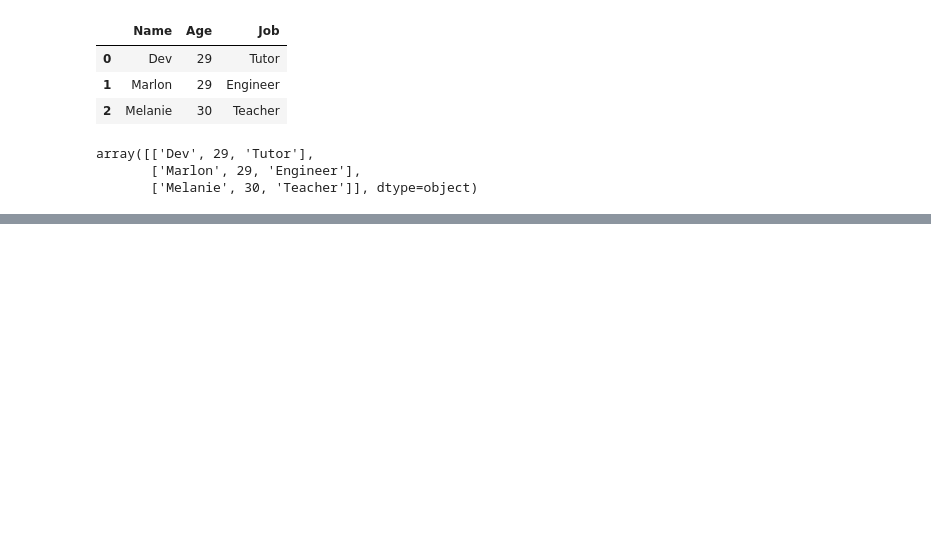
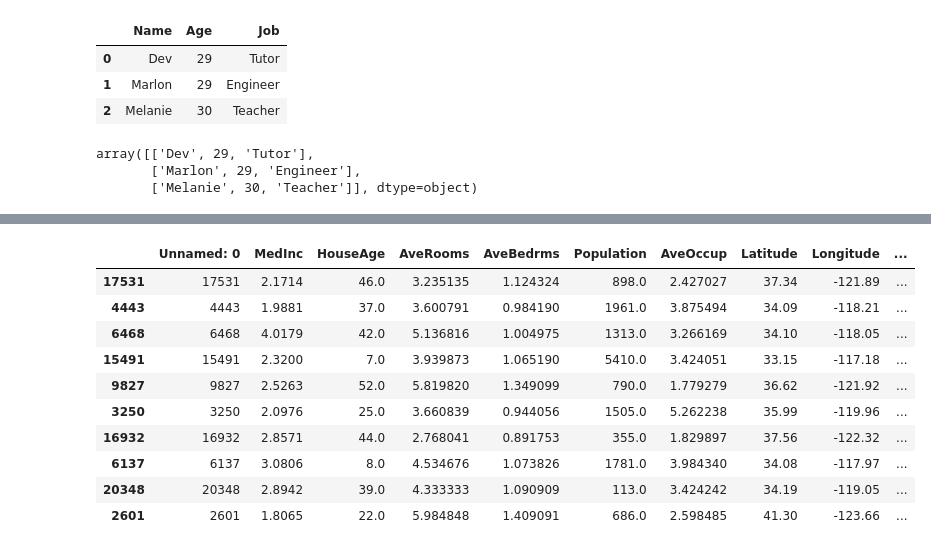
Before and after one commit to d3cod3monk78/pandas-basics, a Jupyter notebook: pandas_other.ipynb, the cells around one changed output, grey strips where cells are left out. Saved outputs shown, nothing was run; the diff lists cells and outputs as text; code cells hidden in the pictures; blank space fills up the shorter version.

```diff
--- a/pandas_other.ipynb
+++ b/pandas_other.ipynb
@@ -76,0 +139,14 @@ array([['Dev', 29, 'Tutor'],
+# %%
+df__house.sample(10)
+# %% [output]
+|  | Unnamed: 0 | MedInc | HouseAge | AveRooms | AveBedrms | Population | AveOccup | Latitude | Longitude | ... |
+| 17531 | 17531 | 2.1714 | 46.0 | 3.235135 | 1.124324 | 898.0 | 2.427027 | 37.34 | -121.89 | ... |
+| 4443 | 4443 | 1.9881 | 37.0 | 3.600791 | 0.984190 | 1961.0 | 3.875494 | 34.09 | -118.21 | ... |
+| 6468 | 6468 | 4.0179 | 42.0 | 5.136816 | 1.004975 | 1313.0 | 3.266169 | 34.10 | -118.05 | ... |
+| 15491 | 15491 | 2.3200 | 7.0 | 3.939873 | 1.065190 | 5410.0 | 3.424051 | 33.15 | -117.18 | ... |
+| 9827 | 9827 | 2.5263 | 52.0 | 5.819820 | 1.349099 | 790.0 | 1.779279 | 36.62 | -121.92 | ... |
+| 3250 | 3250 | 2.0976 | 25.0 | 3.660839 | 0.944056 | 1505.0 | 5.262238 | 35.99 | -119.96 | ... |
+| 16932 | 16932 | 2.8571 | 44.0 | 2.768041 | 0.891753 | 355.0 | 1.829897 | 37.56 | -122.32 | ... |
+| 6137 | 6137 | 3.0806 | 8.0 | 4.534676 | 1.073826 | 1781.0 | 3.984340 | 34.08 | -117.97 | ... |
+| 20348 | 20348 | 2.8942 | 39.0 | 4.333333 | 1.090909 | 113.0 | 3.424242 | 34.19 | -119.05 | ... |
+| 2601 | 2601 | 1.8065 | 22.0 | 5.984848 | 1.409091 | 686.0 | 2.598485 | 41.30 | -123.66 | ... |
```
Also changed, not shown: parts of 9 cells of this notebook, 1 other file.
